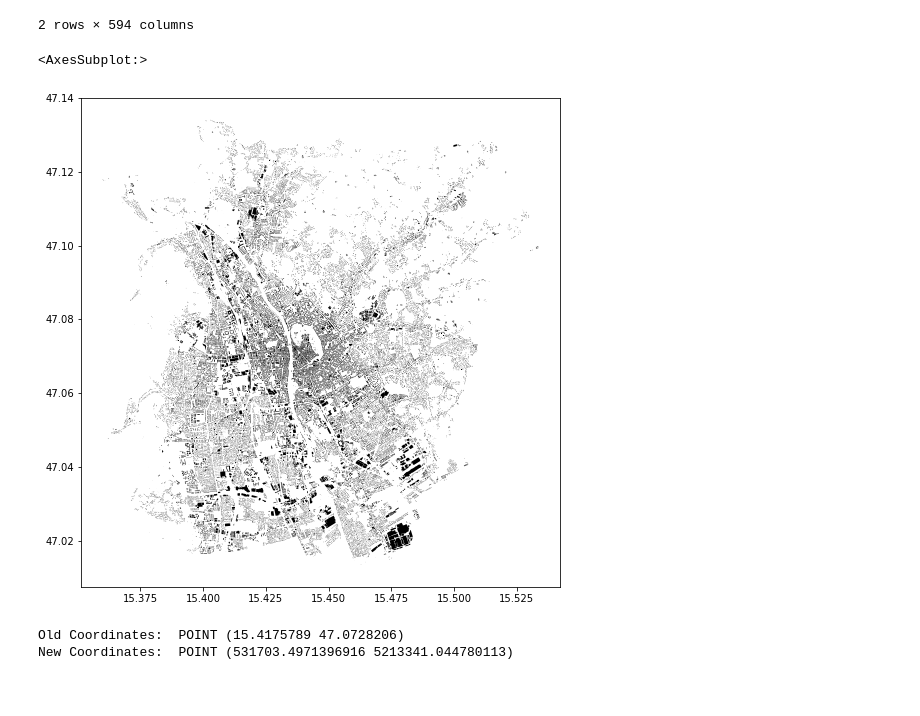
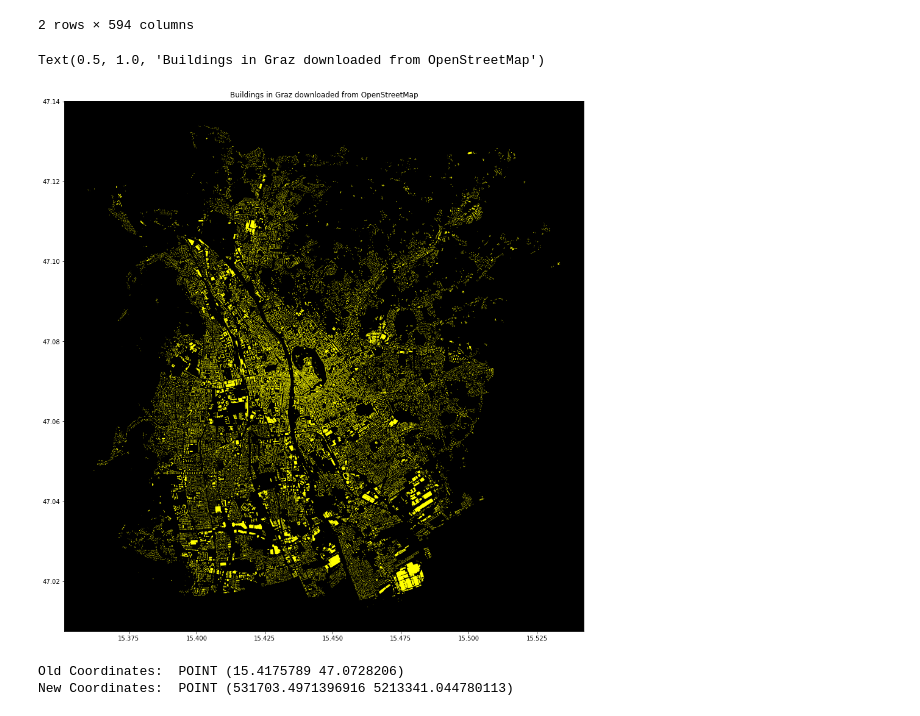
Before and after one commit to raphi-web/Advanced-Topics, a Jupyter notebook: assignment.ipynb, the cells around one changed output. Cells and saved outputs as stored; diff of their text form; code cells hidden in the pictures.

```diff
--- a/assignment.ipynb
+++ b/assignment.ipynb
@@ -121,11 +121,13 @@ bus_stop_gdf_new = bus_stop_gdf.reset_index()
 building_gdf_new = building_gdf.reset_index()
 bus_stop_gdf_new = bus_stop_gdf_new[bus_stop_gdf_new["element_type"] == "node"]
 building_gdf_new = building_gdf_new[building_gdf_new["element_type"] != "node"]
-# %%
-building_gdf_new.plot(figsize=(16,9),color="black")
-# %% [output]
-<AxesSubplot:>
-[figure, removed]
+# %%
+ax = building_gdf_new.plot(figsize=(16,16),color="yellow")
+ax.set_facecolor("black") # better visibility
+ax.set_title("Buildings in Graz downloaded from OpenStreetMap")
+# %% [output]
+Text(0.5, 1.0, 'Buildings in Graz downloaded from OpenStreetMap')
+[figure, added]
 # %%
 
 bus_stop_gdf_new_reprojected = bus_stop_gdf_new.copy(True)
```
Also changed, not shown: parts of 1 cell of this notebook, 2 other files.
